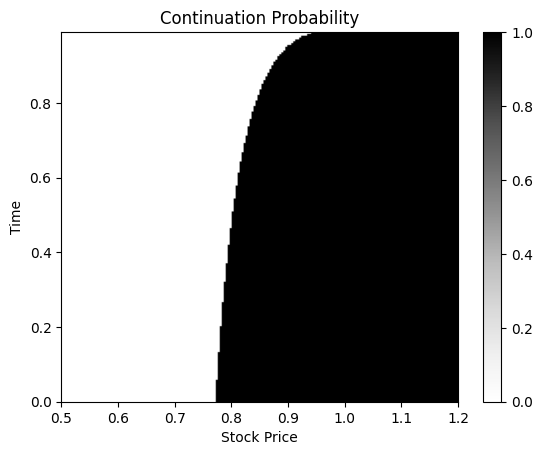
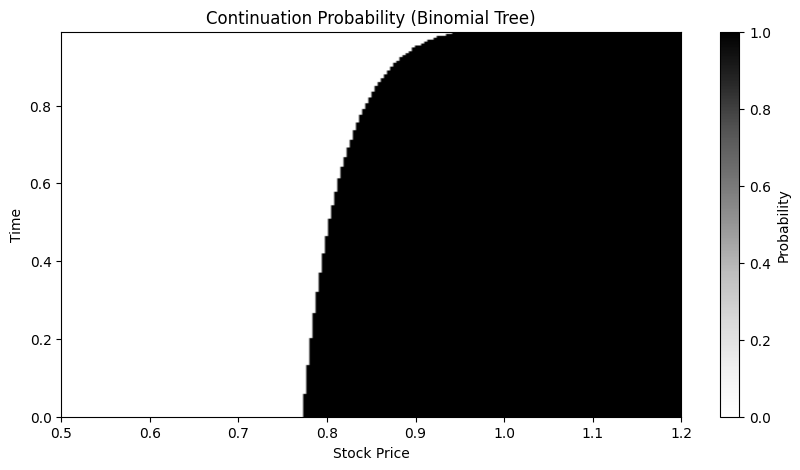
The notebook cell's code change between the first figure and the second:
--- before
+++ after
@@ -1,6 +1,9 @@
+
+plt.figure(figsize=(10, 5))
 plt.imshow(bt_continuation_probs, extent=[Ss_free[0], Ss_free[-1], Ts_free[0], Ts_free[-1]], origin='lower', aspect='auto', cmap='Grays')
-plt.colorbar()
+plt.colorbar(label='Probability')
 plt.xlabel('Stock Price')
 plt.ylabel('Time')
-plt.title('Continuation Probability')
+plt.title('Continuation Probability (Binomial Tree)')
+plt.savefig('../../plots/black_scholes/tree_continuation_probs.png')
 plt.show()

Commit: bs free boundary writeup